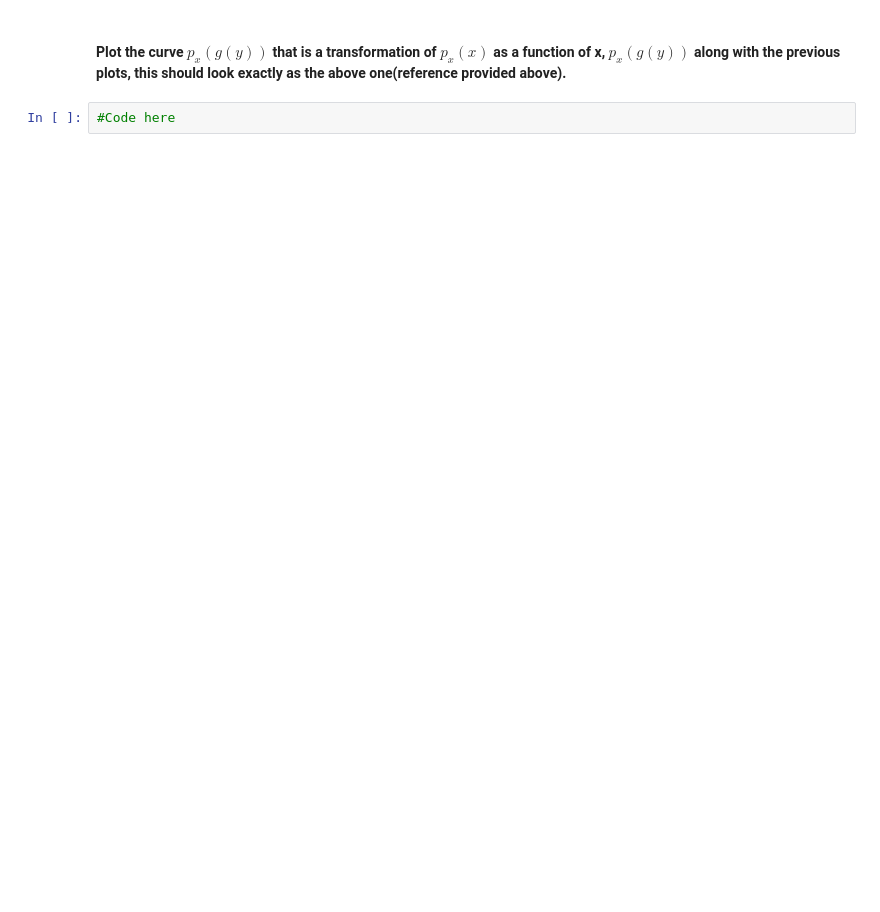
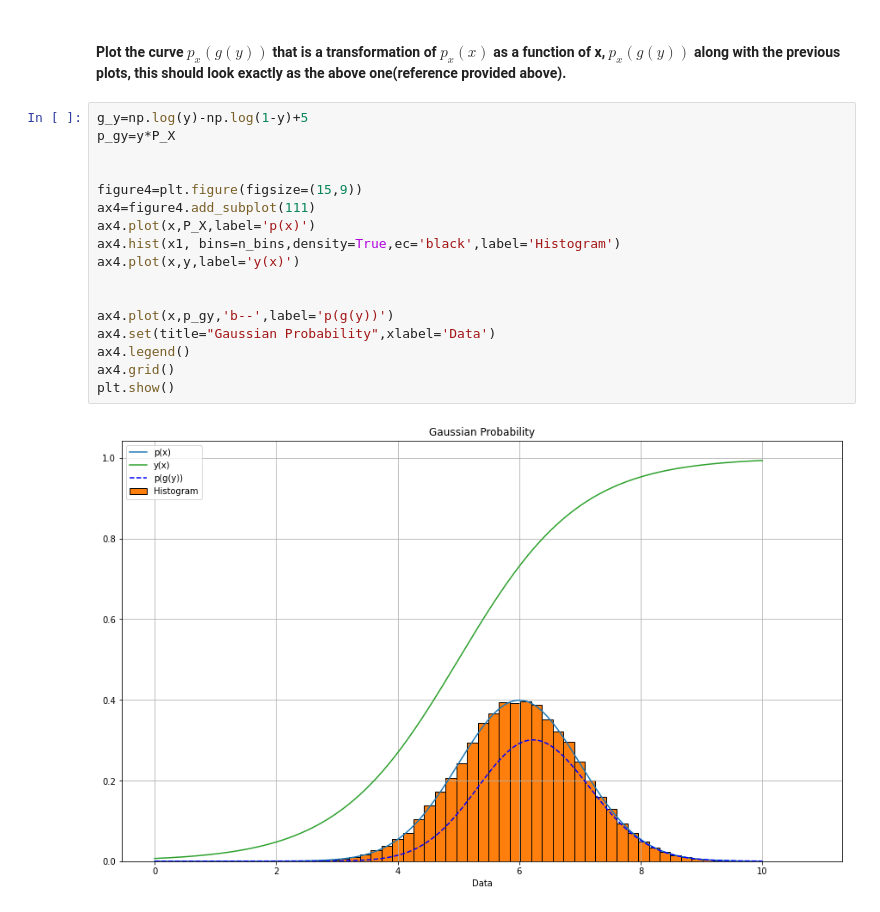
Before and after one commit to malwaru/Awesome-MachineLearning, a Jupyter notebook: ML_Assignment_01/Introduction_Homework.ipynb, the cells around one changed output. Drawn from its saved outputs; the diff is of its cells as text; blank space fills up the shorter version.

```diff
--- a/ML_Assignment_01/Introduction_Homework.ipynb
+++ b/ML_Assignment_01/Introduction_Homework.ipynb
@@ -97,4 +227,21 @@ soln4 = 0
 # %% [markdown]
 #### Plot the curve $p_x(g(y))$ that is a transformation of $p_x(x)$ as a function of x, $p_x(g(y))$ along with the previous plots, this should look exactly as the above one(reference provided above).
-# %%
-#Code here
+# %%
+g_y=np.log(y)-np.log(1-y)+5
+p_gy=y*P_X
+
+
+figure4=plt.figure(figsize=(15,9))
+ax4=figure4.add_subplot(111)
+ax4.plot(x,P_X,label='p(x)')
+ax4.hist(x1, bins=n_bins,density=True,ec='black',label='Histogram')
+ax4.plot(x,y,label='y(x)')
+
+
+ax4.plot(x,p_gy,'b--',label='p(g(y))')
+ax4.set(title="Gaussian Probability",xlabel='Data')
+ax4.legend()
+ax4.grid()
+plt.show()
+# %% [output]
+[figure, added]
```
Also changed, not shown: parts of 17 cells of this notebook.
